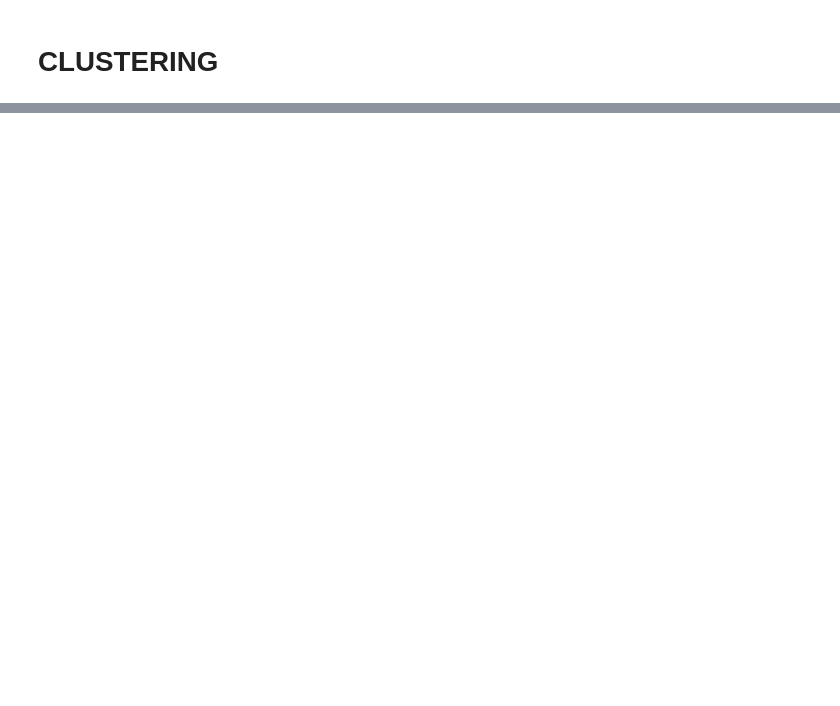
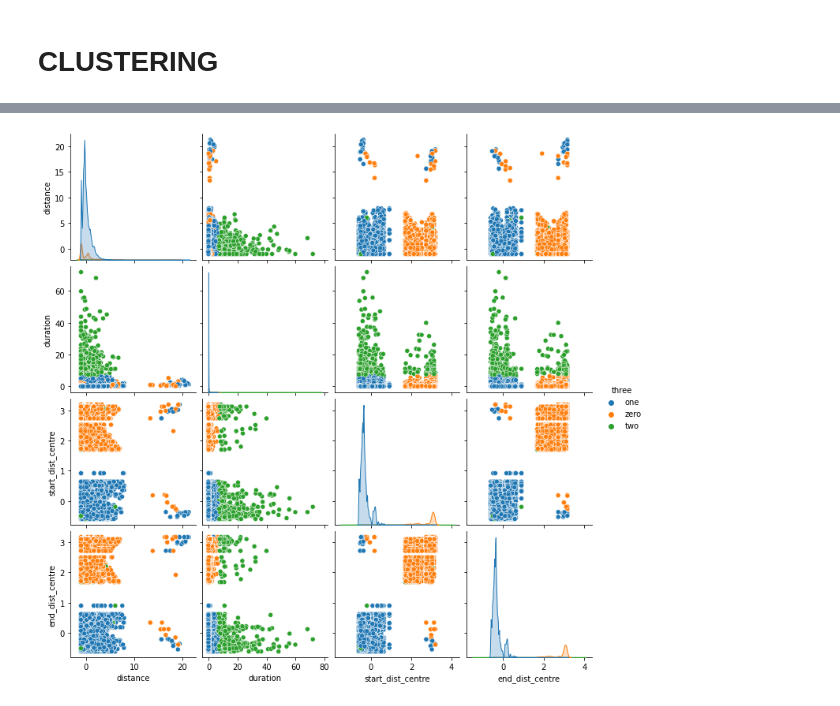
Before and after one commit to lzaruchas/grosse_maedchengruppe_AA2022, a Jupyter notebook: 3.Clustering.ipynb, the cells around one changed output, grey strips where cells are left out. Drawn from its saved outputs; the diff is of its cells as text; code cells hidden in the pictures; blank space fills up the shorter version.

```diff
--- a/3.Clustering.ipynb
+++ b/3.Clustering.ipynb
@@ -291,0 +227,4 @@ dist = sns.pairplot(data=y33_plot, hue="clusters")
+# %%
+# Add usertype to scaled data
+la_scaled = X_scaled_df
+la_scaled["user_type"]=la_cleaned["user_type"]
@@ -291,0 +279,11 @@ dist = sns.pairplot(data=y33_plot, hue="clusters")
+# %%
+# Clustering with k=4
+numbers = ["zero","one", "two", "three", "four", "five"]
+
+la_scaled["three"] = three_means.predict(X_scaled)
+la_scaled["three"] = la_scaled["three"].apply(lambda x : numbers[x])
+sns.pairplot(data=la_scaled,hue="three")
+
+plt.savefig("three_clusters.png")
+# %% [output]
+[figure, added]
```
Also changed, not shown: parts of 52 cells of this notebook.
